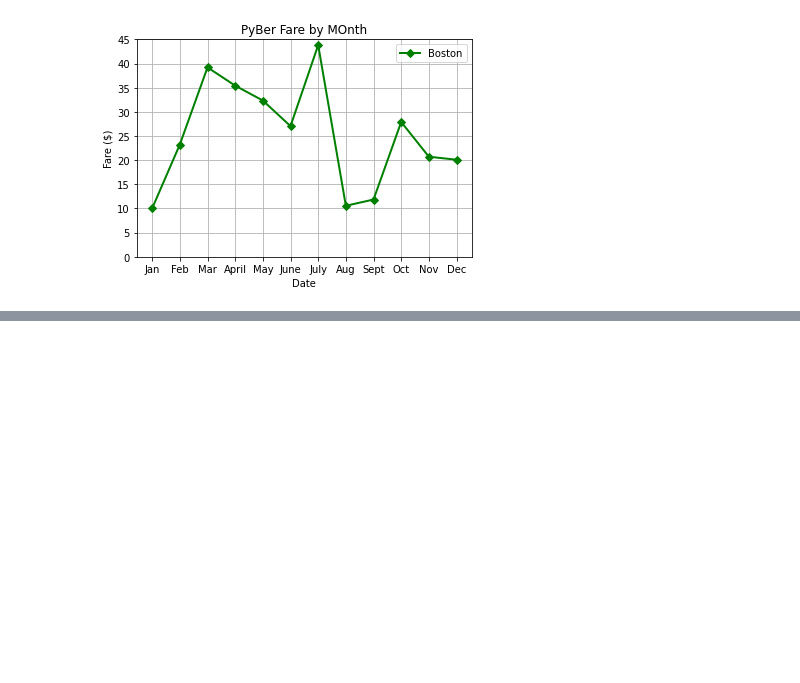
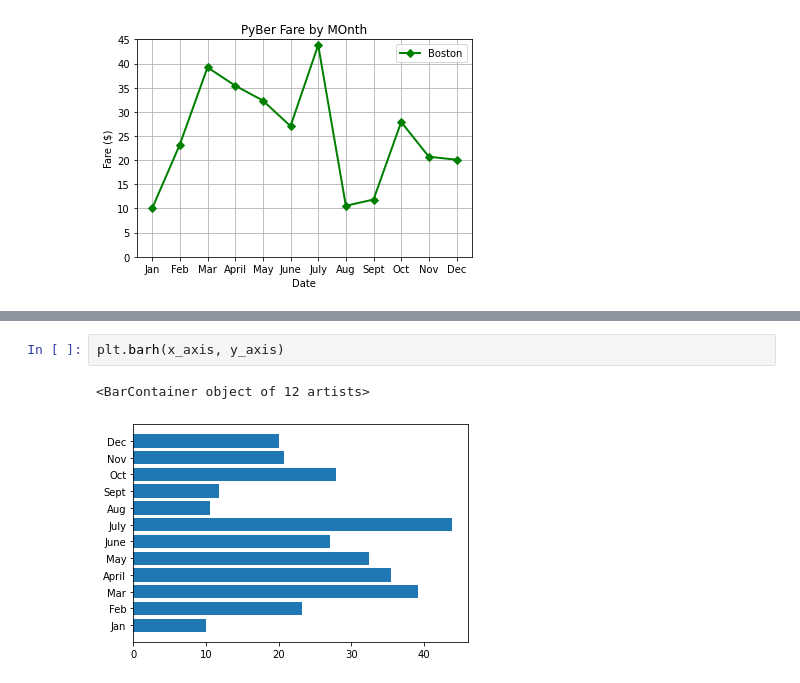
Before and after one commit to juliomeza/PyBer_Analysis, a Jupyter notebook: Untitled.ipynb, the cells around one changed output, grey strips where cells are left out. Drawn from its saved outputs; the diff is of its cells as text; blank space fills up the shorter version.

```diff
--- a/Untitled.ipynb
+++ b/Untitled.ipynb
@@ -64,0 +80,5 @@ ax.grid()
+# %%
+plt.barh(x_axis, y_axis)
+# %% [output]
+<BarContainer object of 12 artists>
+[figure, added]
```
Also changed, not shown: parts of 7 cells of this notebook.
